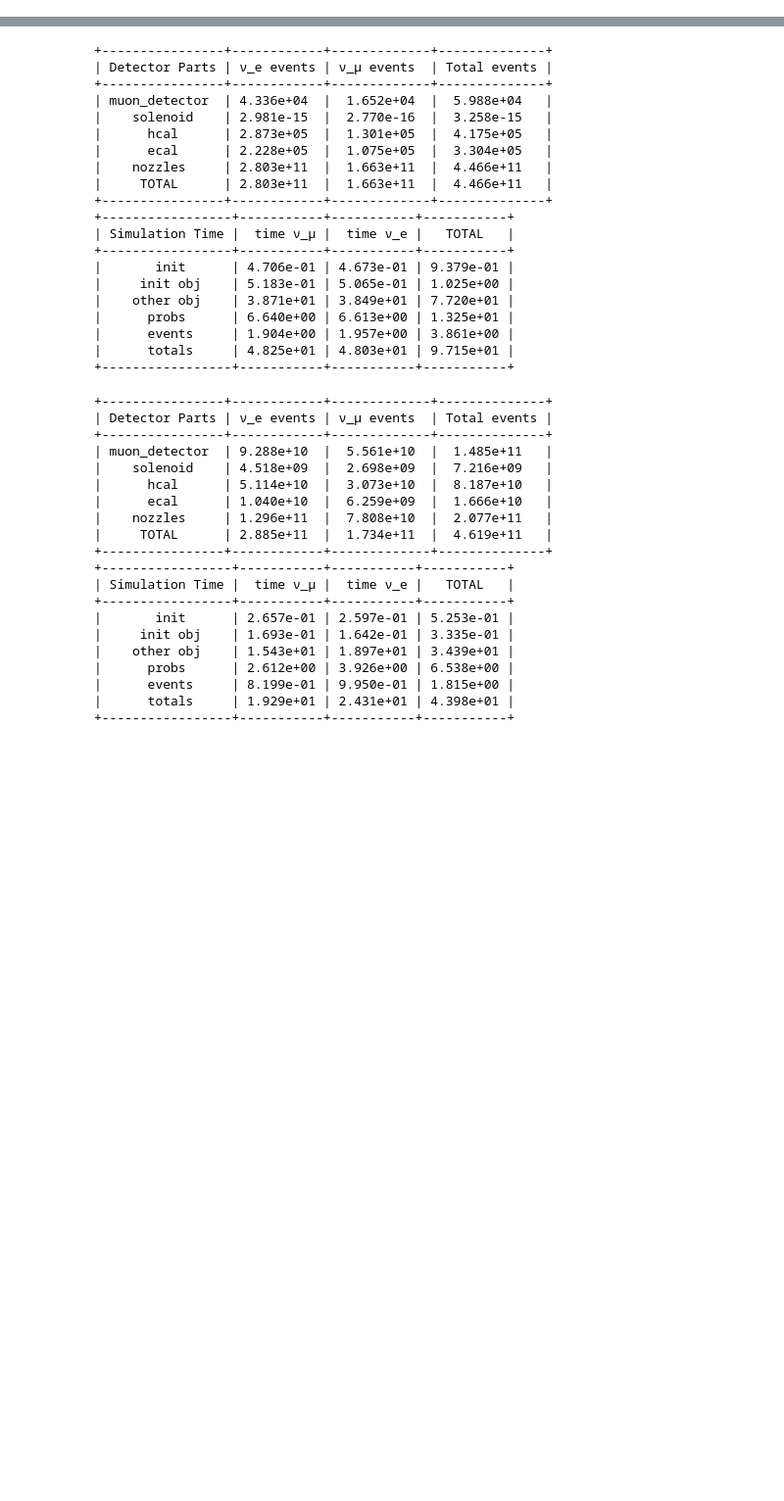
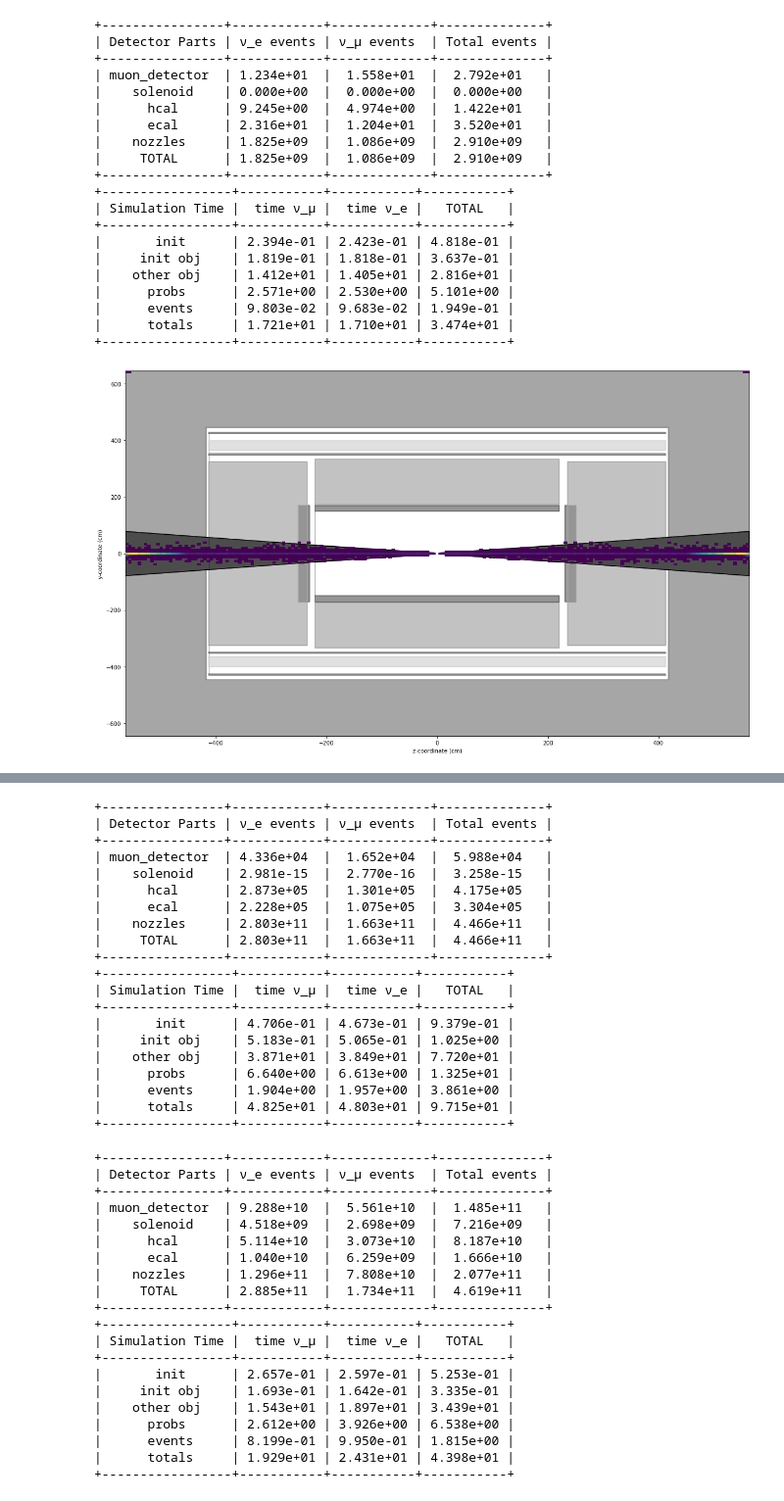
Before and after one commit to mhostert/BIN_MC, a Jupyter notebook: sims.ipynb, the cells around one changed output, grey strips where cells are left out. Shown at 98% size. Drawn from its saved outputs; the diff is of its cells as text; code cells hidden in the pictures; blank space fills up the shorter version.

```diff
--- a/sims.ipynb
+++ b/sims.ipynb
@@ -125,0 +144,28 @@ sim11,sim12 = SimulateDetector(cc1, Lc_factor, geom, particle).run()
+# %%
+fss = 0.039
+geom = "approximate_muon_detector_2"
+particle = 'both'
+sim11,sim12 = SimulateDetector(cc1, fss, geom, particle).run()
+sim11.plot(sim12)
+# %% [output]
++----------------+------------+-------------+--------------+
+| Detector Parts | ν_e events | ν_μ events  | Total events |
++----------------+------------+-------------+--------------+
+| muon_detector  | 1.234e+01  |  1.558e+01  |  2.792e+01   |
+|    solenoid    | 0.000e+00  |  0.000e+00  |  0.000e+00   |
+|      hcal      | 9.245e+00  |  4.974e+00  |  1.422e+01   |
+|      ecal      | 2.316e+01  |  1.204e+01  |  3.520e+01   |
+|    nozzles     | 1.825e+09  |  1.086e+09  |  2.910e+09   |
+|     TOTAL      | 1.825e+09  |  1.086e+09  |  2.910e+09   |
++----------------+------------+-------------+--------------+
++-----------------+-----------+-----------+-----------+
+| Simulation Time |  time ν_μ |  time ν_e |   TOTAL   |
++-----------------+-----------+-----------+-----------+
+|       init      | 2.394e-01 | 2.423e-01 | 4.818e-01 |
+|     init obj    | 1.819e-01 | 1.818e-01 | 3.637e-01 |
+|    other obj    | 1.412e+01 | 1.405e+01 | 2.816e+01 |
+|      probs      | 2.571e+00 | 2.530e+00 | 5.101e+00 |
+|      events     | 9.803e-02 | 9.683e-02 | 1.949e-01 |
+|      totals     | 1.721e+01 | 1.710e+01 | 3.474e+01 |
++-----------------+-----------+-----------+-----------+
+[figure, added]
```
Also changed, not shown: parts of 27 cells of this notebook, 5 other files.
